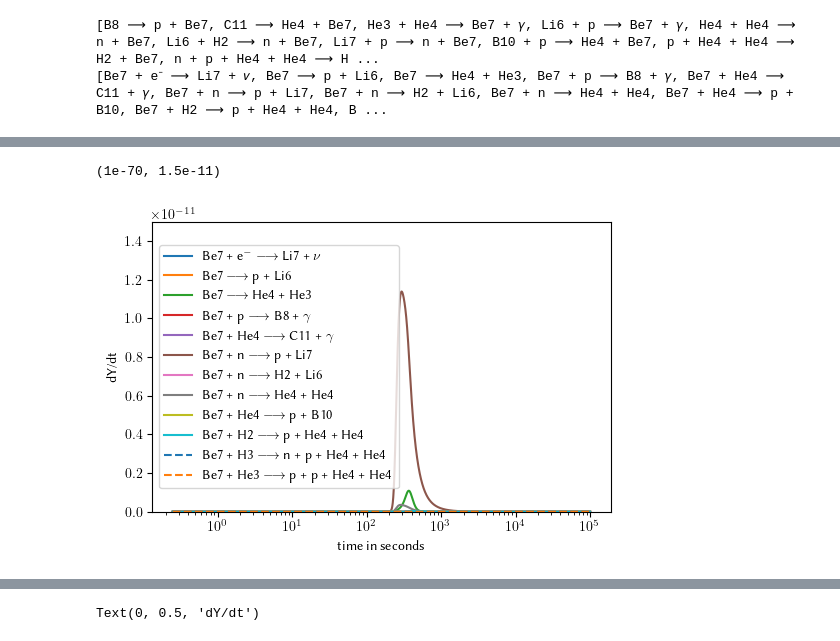
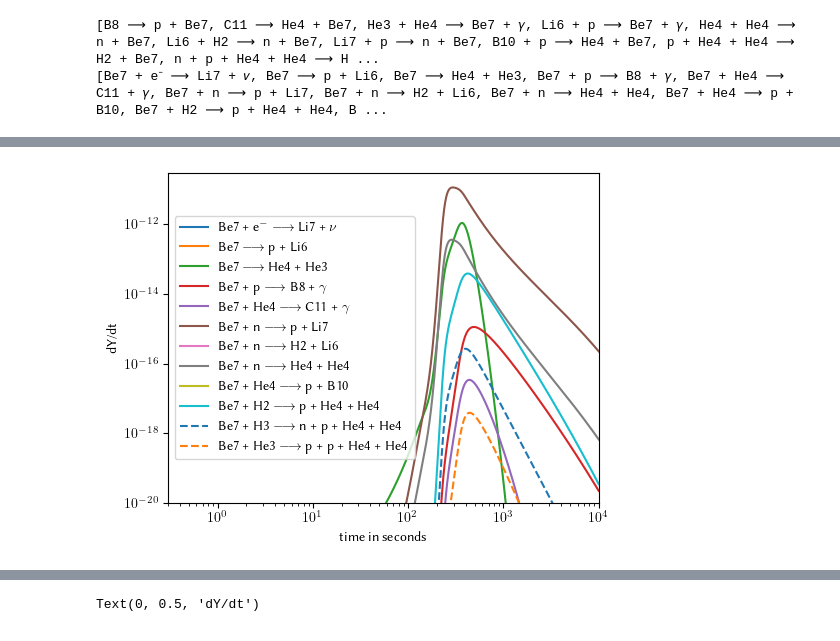
Before and after one commit to hansbdein/Speciale, a Jupyter notebook: CacheBackground.ipynb, the cells around one changed output, grey strips where cells are left out. Cells and saved outputs as stored; diff of their text form; code cells hidden in the pictures.

```diff
--- a/CacheBackground.ipynb
+++ b/CacheBackground.ipynb
@@ -136,7 +136,7 @@ def P_gamma(T):     #photon pressure
 
 ### Initial conditions ###
 
-T_ini=10                     #initial temperature in MeV
+T_ini=5                     #initial temperature in MeV
 
 t_ini=3/(2*np.sqrt(43/5*G*np.pi**3))/T_ini**2 #initial time in hbar/MeV
 
@@ -311,7 +311,7 @@ tfull=3/(2*np.sqrt(43/5*G*np.pi**3))/(2/TMeV2T9 )**2
 
 #tLi=10*timeunit
 #times for switching between networks
-t_start=[t_ini,tLi,10*tfull,1e5*timeunit]
+t_start=[t_ini,tLi,tfull,1e5*timeunit]
 # %%
 tfull/timeunit
 # %% [output]
@@ -987,0 +1014,18 @@ def ratevalue(rate,i):
+# %%
+fig, axes = plt.subplots(1, 1, figsize=(width, 4))
+
+fig.subplots_adjust(wspace=0.2, hspace=0.05, left=0.13, right=0.975, bottom=0.125, top=0.95)
+
+for ii,rate in enumerate(He3rates):
+    #print(rate)
+    plt.plot(soltime/timeunit,[ratevalue(rate,i) for i in range(len(soltime))],line[ii],color=colors[ii],label=u2latex.unicode_to_latex(rate))
+
+
+plt.legend(loc='center left')
+plt.xscale('log')
+plt.xlabel('time in seconds')
+plt.ylabel('dY/dt')
+plt.yscale('log')
+plt.ylim(1e-5,3e-3)
+plt.xlim(200,500)
+#fig.savefig('TeX/figures/app/He3create.pdf')
@@ -988,20 +1035,21 @@ def ratevalue(rate,i):
 # %%
 fig, axes = plt.subplots(1, 1, figsize=(width, 4))
 
-fig.subplots_adjust(wspace=0.2, hspace=0.05, left=0.075, right=0.975, bottom=0.225, top=0.95)
+fig.subplots_adjust(wspace=0.2, hspace=0.05, left=0.13, right=0.975, bottom=0.125, top=0.95)
 
 for ii,rate in enumerate(Be7reverserates):
     #print(rate)
     plt.plot(soltime/timeunit,[ratevalue(rate,i) for i in range(len(soltime))],line[ii],color=colors[ii],label=u2latex.unicode_to_latex(rate))
 
 #plt.plot((fullsolY.t+t_cut)/timeunit,[5100*fullsolY.y[8,i]*fullsolY.y[2,i]*rho_bY_cgs(fullsolY.y[:,i]) for i in range(len(fullsolY.t))],'--k',label='Alter Li6->Li7')
 
 plt.legend(loc='center left')
 plt.xscale('log')
 plt.xlabel('time in seconds')
 plt.ylabel('dY/dt')
-#plt.yscale('log')
-plt.ylim(1e-70,1.5e-11)
+plt.yscale('log')
+plt.ylim(1e-20,3e-11)
+plt.xlim(0.3,1e4)
+#fig.savefig('TeX/figures/app/Be7destruct.pdf')
 # %% [output]
-(1e-70, 1.5e-11)
-[figure, old version]
+[figure, new version]
```
Also changed, not shown: parts of 50 cells of this notebook, 30 other files.
